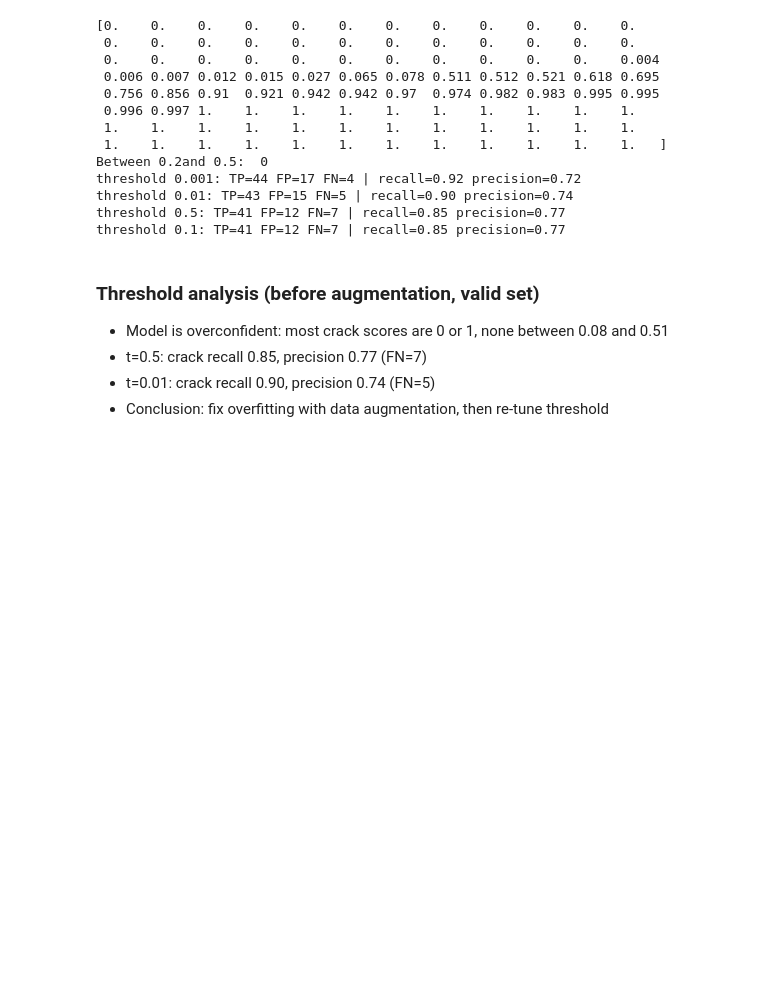
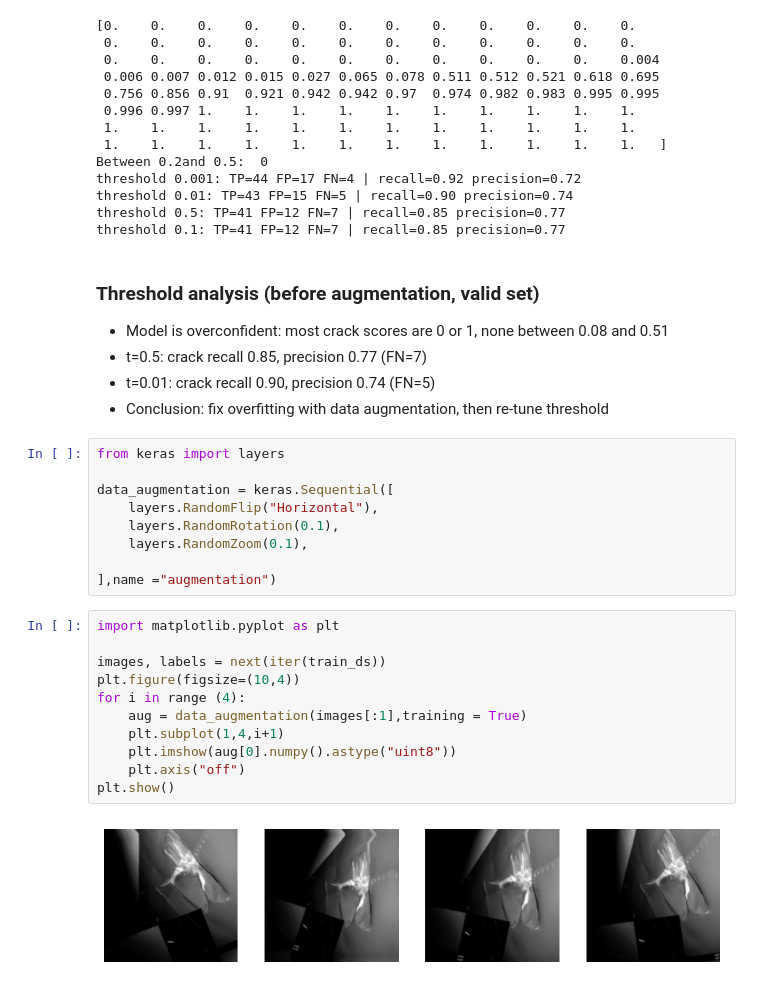
Before and after one commit to SawWaiYanHtet/aircraft-damage-classification-captioning, a Jupyter notebook: notebooks/02_train_model.ipynb, the cells around one changed output. Drawn from its saved outputs; the diff is of its cells as text; blank space fills up the shorter version.

Commit message:
M1: augmentation + GAP, calibrated scores, test results

```diff
--- a/notebooks/02_train_model.ipynb
+++ b/notebooks/02_train_model.ipynb
@@ -295,3 +295,25 @@ threshold 0.1: TP=41 FP=12 FN=7 | recall=0.85 precision=0.77
 - t=0.5: crack recall 0.85, precision 0.77 (FN=7)
 - t=0.01: crack recall 0.90, precision 0.74 (FN=5)
 - Conclusion: fix overfitting with data augmentation, then re-tune threshold
+# %%
+from keras import layers
+
+data_augmentation = keras.Sequential([
+    layers.RandomFlip("Horizontal"),
+    layers.RandomRotation(0.1),
+    layers.RandomZoom(0.1),
+
+],name ="augmentation")
+# %%
+import matplotlib.pyplot as plt
+
+images, labels = next(iter(train_ds))
+plt.figure(figsize=(10,4))
+for i in range (4):
+    aug = data_augmentation(images[:1],training = True)
+    plt.subplot(1,4,i+1)
+    plt.imshow(aug[0].numpy().astype("uint8"))
+    plt.axis("off")
+plt.show()
+# %% [output]
+[figure, added]
```
Also changed, not shown: parts of 11 cells of this notebook.
